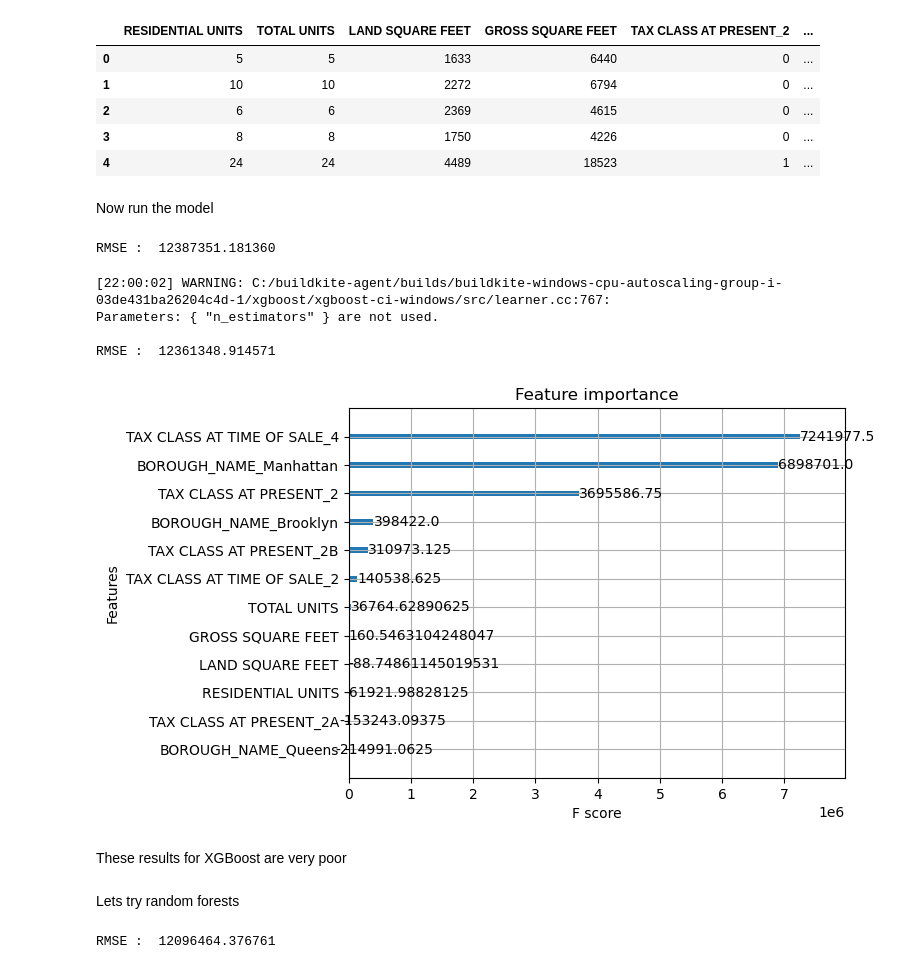
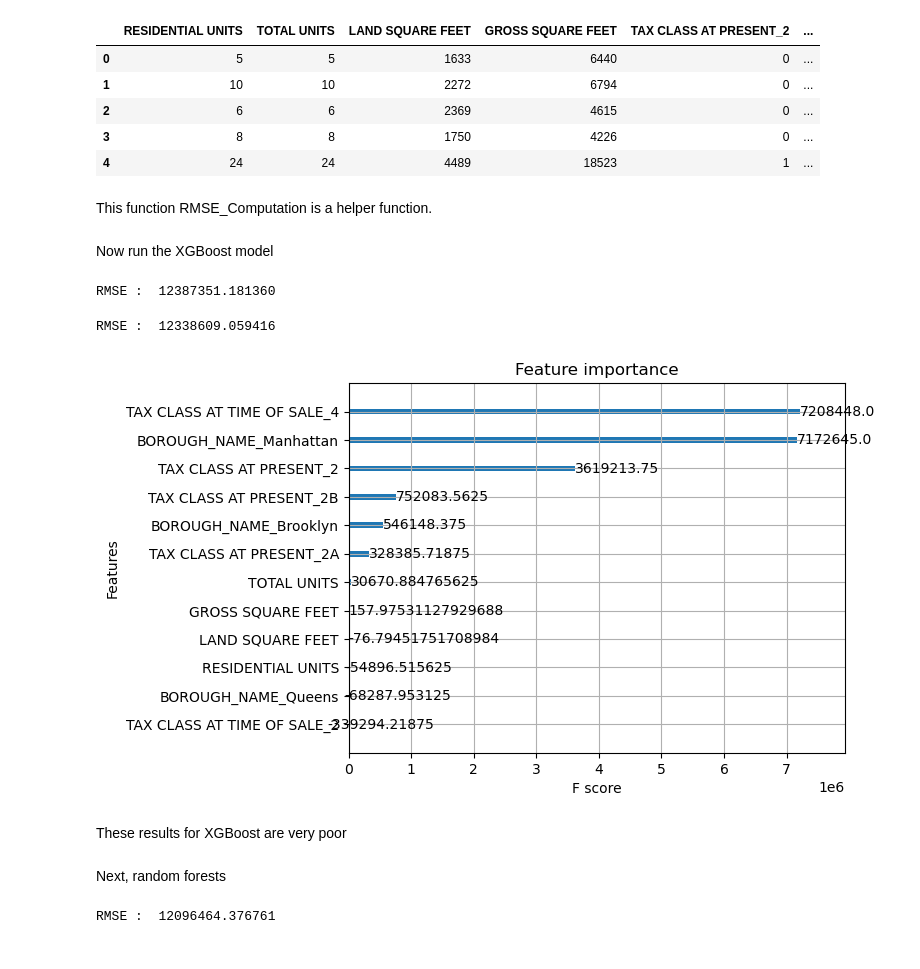
Before and after one commit to arame/MagnimindTask1, a Jupyter notebook: Task1_model.ipynb, the cells around one changed output. Drawn from its saved outputs; the diff is of its cells as text; code cells hidden in the pictures.

```diff
--- a/Task1_model.ipynb
+++ b/Task1_model.ipynb
@@ -53,13 +55,15 @@ X.head()
 | 2 | 6 | 6 | 2369 | 4615 | 0 | ... |
 | 3 | 8 | 8 | 1750 | 4226 | 0 | ... |
 | 4 | 24 | 24 | 4489 | 18523 | 1 | ... |
-# %% [markdown]
-Now run the model
+# %% [markdown]
+This function RMSE_Computation is a helper function.
 # %%
 def RMSE_Computation(test_y, pred):
     # RMSE Computation
     rmse = np.sqrt(MSE(test_y, pred))
     print("RMSE : % f" %(rmse))
+# %% [markdown]
+Now run the XGBoost model
 # %%
 train_X, test_X, train_y, test_y = train_test_split(X, y, test_size = 0.3, random_state = 42)
 # create an xgboost regression model
@@ -78,24 +82,21 @@ RMSE :  12387351.181360
 # %%
 # Train and test set are converted to DMatrix objects,
 # as it is required by learning API.
 train_dmatrix = xg.DMatrix(data = train_X, label = train_y)
 test_dmatrix = xg.DMatrix(data = test_X, label = test_y)
 
 # Parameter dictionary specifying base learner
-param = {"booster":"gblinear", "objective":"reg:squarederror", "n_estimators":"1000"}
+param = {"booster":"gblinear", "objective":"reg:squarederror"}
 xgb_r = xg.train(params = param, dtrain = train_dmatrix, num_boost_round = 10)
 xg.plot_importance(xgb_r, ax=plt.gca())
 pred = xgb_r.predict(test_dmatrix)
 RMSE_Computation(test_y, pred)
 # %% [output]
-[22:00:02] WARNING: C:/buildkite-agent/builds/buildkite-windows-cpu-autoscaling-group-i-03de431ba26204c4d-1/xgboost/xgboost-ci-windows/src/learner.cc:767:
-Parameters: { "n_estimators" } are not used.
-
-RMSE :  12361348.914571
+RMSE :  12338609.059416
-[figure, old version]
+[figure, new version]
 # %% [markdown]
 These results for XGBoost are very poor
 # %% [markdown]
-Lets try random forests
+Next, random forests
 # %%
 from sklearn.ensemble import RandomForestRegressor
```
Also changed, not shown: parts of 4 cells of this notebook, 3 other files.
